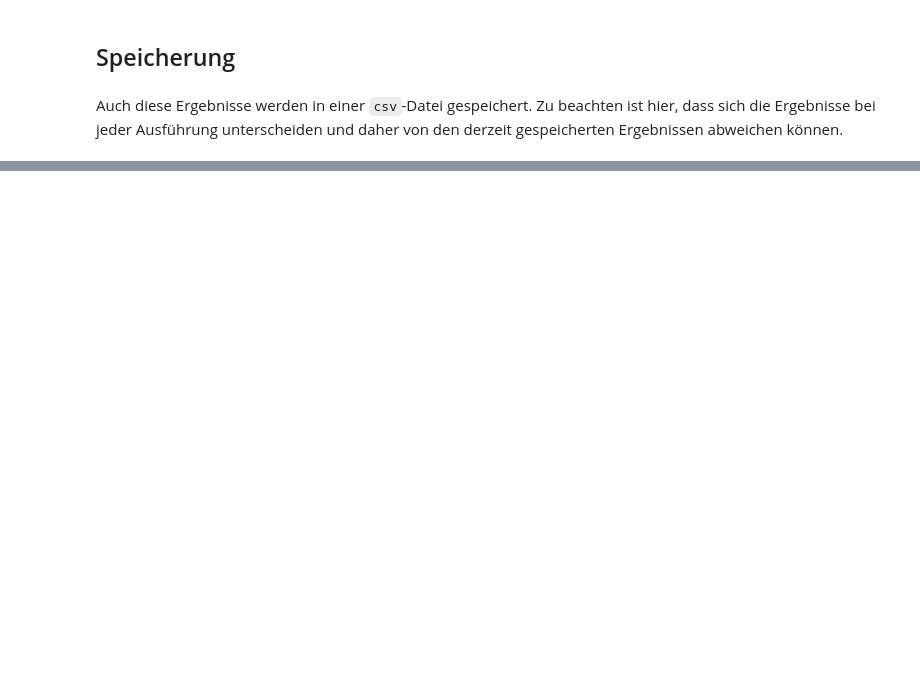
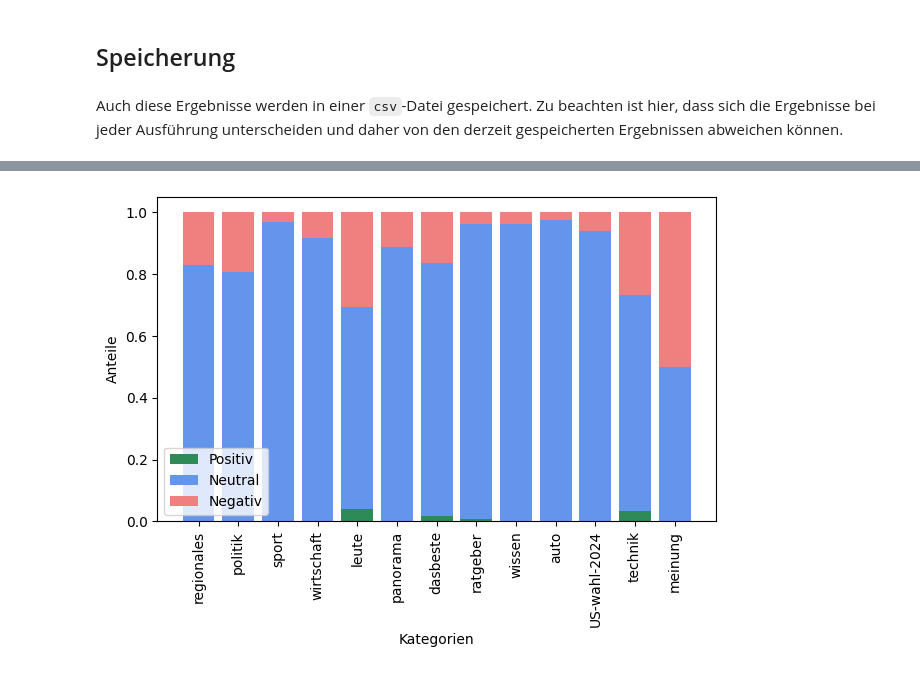
Before and after one commit to okaihe/SS2024-ASUD-Textanalyse, a Jupyter notebook: 1-2-Datenanalyse.ipynb, the cells around one changed output, grey strips where cells are left out. Saved outputs shown, nothing was run; the diff lists cells and outputs as text; code cells hidden in the pictures; blank space fills up the shorter version.

```diff
--- a/1-2-Datenanalyse.ipynb
+++ b/1-2-Datenanalyse.ipynb
@@ -172,0 +263,4 @@ topic_result.to_csv('2-3-topcis.csv', sep=',', encoding='utf-8', index=False)
+# %%
+create_category_result_plot(articles, 'sentiment_text', relative = True)
+# %% [output]
+[figure, added]
```
Also changed, not shown: parts of 14 cells of this notebook, 1 other file.
